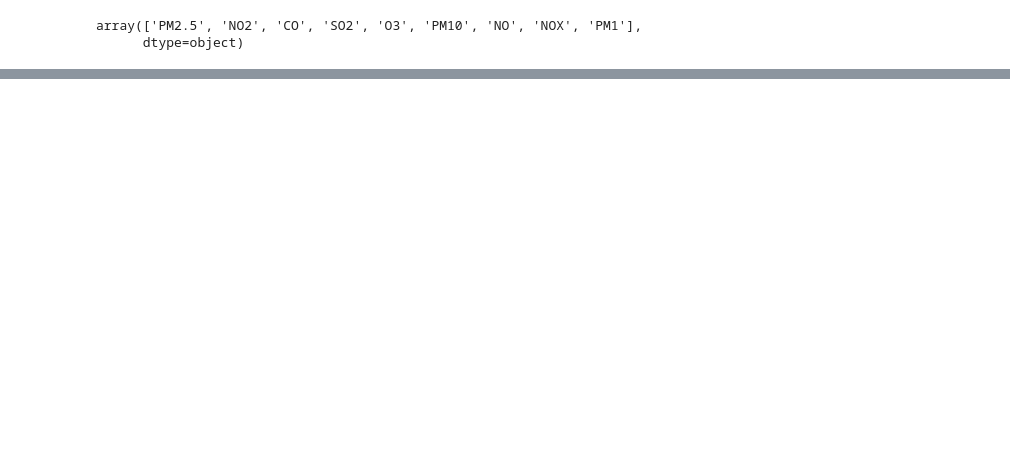
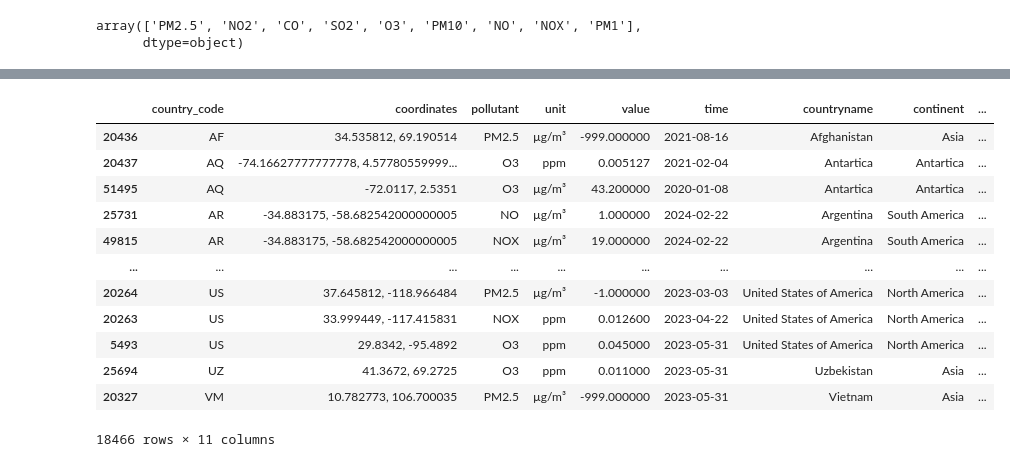
Before and after one commit to UBC-MDS/DSCI-532_2024_2_pollution-tracker, a Jupyter notebook: notebooks/wrangling.ipynb, the cells around one changed output, grey strips where cells are left out. Drawn from its saved outputs; the diff is of its cells as text; code cells hidden in the pictures; blank space fills up the shorter version.

Commit message:
Conversion to standardized units complete

```diff
--- a/notebooks/wrangling.ipynb
+++ b/notebooks/wrangling.ipynb
@@ -225,0 +242,13 @@ array(['PM2.5', 'NO2', 'CO', 'SO2', 'O3', 'PM10', 'NO', 'NOX', 'PM1'],
+# %%
+# # Sanity Check for range of value
+# data[data['pollutant']== "O3"]['converted_value'].describe()
+
+# PM needs to be in mg/m3
+
+# Only 6 observations that aren't in mg/m3 so we'll drop them
+condition = (data['pollutant'] == "PM2.5") & (data['unit'] == 'ppm')
+
+# Drop observations where the condition is met
+data = data.drop(data[condition].index)
+
+data[data['pollutant']=="PM2.5"]['unit'].value_counts()
@@ -225,0 +306,16 @@ array(['PM2.5', 'NO2', 'CO', 'SO2', 'O3', 'PM10', 'NO', 'NOX', 'PM1'],
+# %%
+data[data['AQI'].isnull()]
+# %% [output]
+|  | country_code | coordinates | pollutant | unit | value | time | countryname | continent | ... |
+| 20436 | AF | 34.535812, 69.190514 | PM2.5 | µg/m³ | -999.000000 | 2021-08-16 | Afghanistan | Asia | ... |
+| 20437 | AQ | -74.16627777777778, 4.57780559999... | O3 | ppm | 0.005127 | 2021-02-04 | Antartica | Antartica | ... |
+| 51495 | AQ | -72.0117, 2.5351 | O3 | µg/m³ | 43.200000 | 2020-01-08 | Antartica | Antartica | ... |
+| 25731 | AR | -34.883175, -58.682542000000005 | NO | µg/m³ | 1.000000 | 2024-02-22 | Argentina | South America | ... |
+| 49815 | AR | -34.883175, -58.682542000000005 | NOX | µg/m³ | 19.000000 | 2024-02-22 | Argentina | South America | ... |
+| ... | ... | ... | ... | ... | ... | ... | ... | ... | ... |
+| 20264 | US | 37.645812, -118.966484 | PM2.5 | µg/m³ | -1.000000 | 2023-03-03 | United States of America | North America | ... |
+| 20263 | US | 33.999449, -117.415831 | NOX | ppm | 0.012600 | 2023-04-22 | United States of America | North America | ... |
+| 5493 | US | 29.8342, -95.4892 | O3 | ppm | 0.045000 | 2023-05-31 | United States of America | North America | ... |
+| 25694 | UZ | 41.3672, 69.2725 | O3 | ppm | 0.011000 | 2023-05-31 | Uzbekistan | Asia | ... |
+| 20327 | VM | 10.782773, 106.700035 | PM2.5 | µg/m³ | -999.000000 | 2023-05-31 | Vietnam | Asia | ... |
+18466 rows × 11 columns
```
Also changed, not shown: parts of 15 cells of this notebook, 1 other file.
